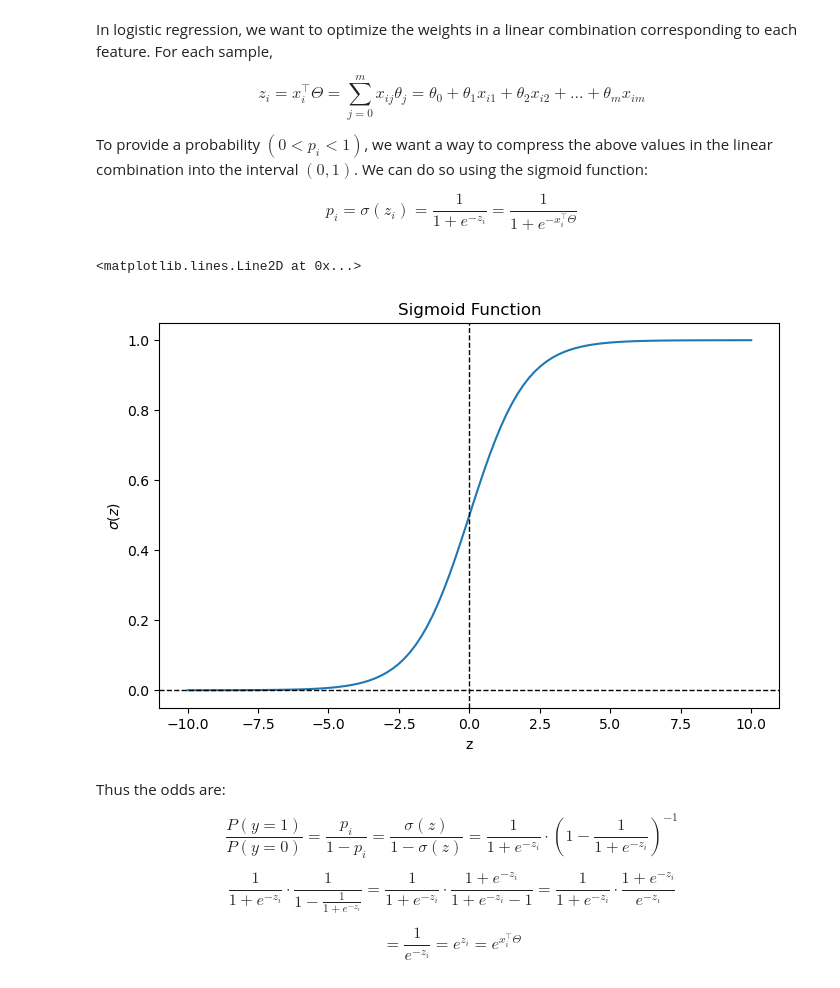
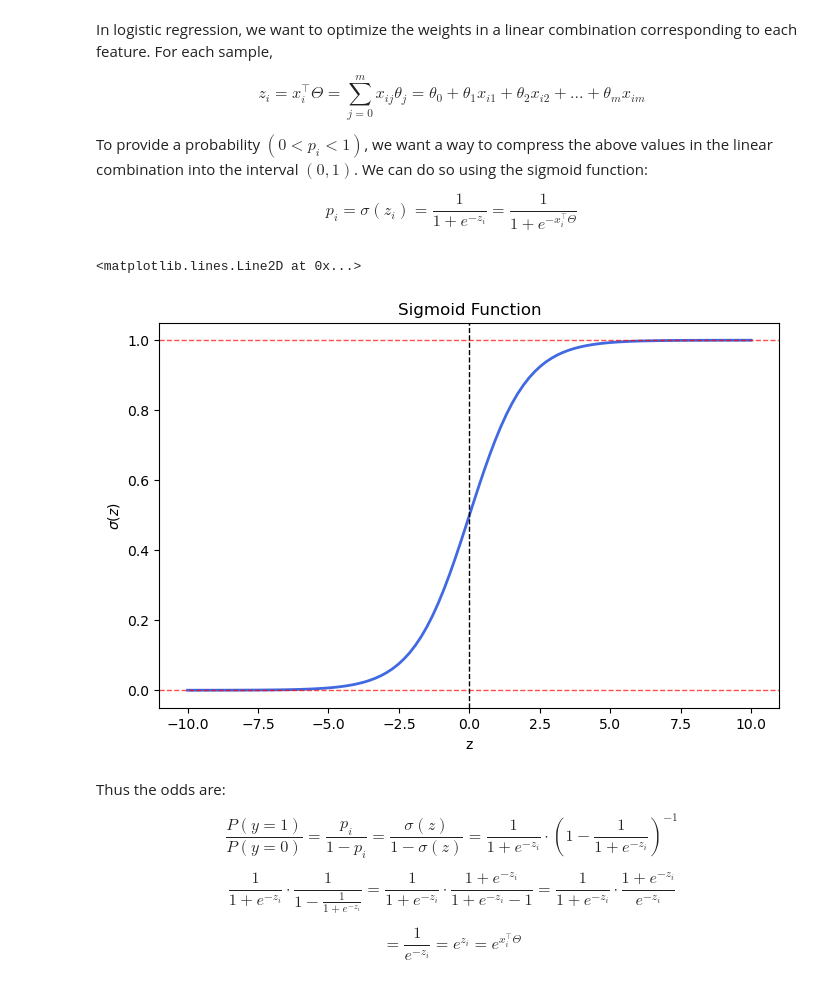
Before and after one commit to JakeLarimer/MLAlgosFromScratch, a Jupyter notebook: LogisticRegression.ipynb, the cells around one changed output. Drawn from its saved outputs; the diff is of its cells as text; code cells hidden in the pictures.

```diff
--- a/LogisticRegression.ipynb
+++ b/LogisticRegression.ipynb
@@ -56,21 +56,22 @@ import matplotlib.pyplot as plt
 # %%
 ### Plotting sigma(z)
 
 # Creating data
 z = np.linspace(-10, 10, 100)
 sigma = 1 / (1 + np.exp(-z))
 
 # Plotting
 plt.figure(figsize=(8,5))
-plt.plot(z, sigma)
+plt.plot(z, sigma, linewidth=2, color='royalblue')
 plt.xlabel("z")
 plt.ylabel(r"$\sigma(z)$")
 plt.title("Sigmoid Function")
-plt.axhline(0, color='black', linestyle='--', linewidth=1)
+plt.axhline(0, color='red', linestyle='--', linewidth=1, alpha=0.7)
+plt.axhline(1, color='red', linestyle='--', linewidth=1, alpha=0.7)
 plt.axvline(0, color='black', linestyle='--', linewidth=1)
 # %% [output]
 <matplotlib.lines.Line2D at 0x...>
-[figure, old version]
+[figure, new version]
 # %% [markdown]
 Thus the odds are:
 
```
Also changed, not shown: parts of 6 cells of this notebook.
